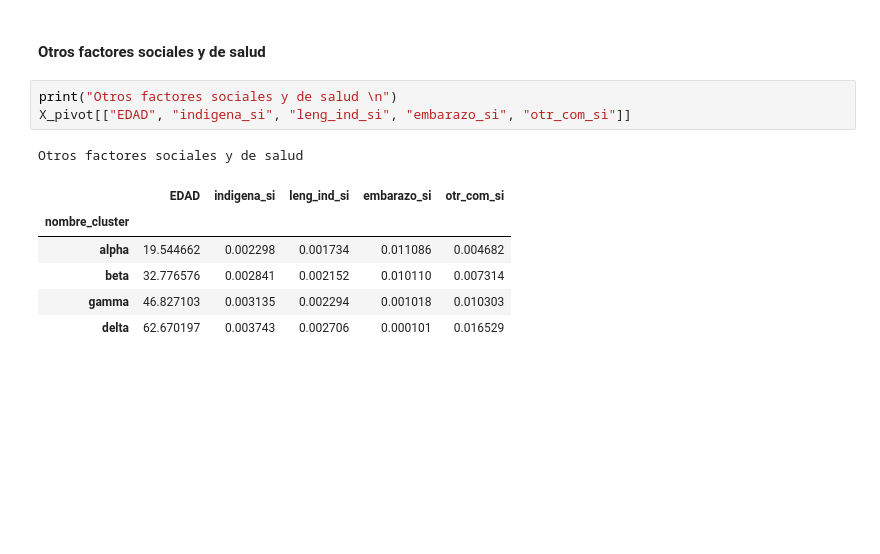
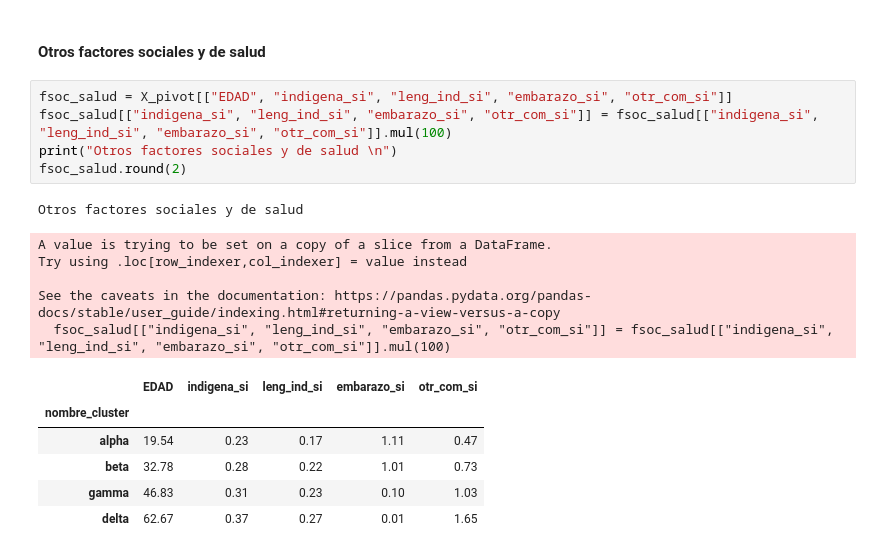
Before and after one commit to MauricioTellezNava/viropolitica_poblacionCDMX, a Jupyter notebook: AnálisisX2.ipynb, the cells around one changed output. Saved outputs shown, nothing was run; the diff lists cells and outputs as text; blank space fills up the shorter version.

```diff
--- a/AnálisisX2.ipynb
+++ b/AnálisisX2.ipynb
@@ -253,13 +231,20 @@ Factores relacionados con condiciones de salud
 # %% [markdown]
 #### Otros factores sociales y de salud
-# %%
-print("Otros factores sociales y de salud \n")
-X_pivot[["EDAD", "indigena_si", "leng_ind_si", "embarazo_si", "otr_com_si"]]
-# %% [output]
-Otros factores sociales y de salud
-|  | EDAD | indigena_si | leng_ind_si | embarazo_si | otr_com_si |
-| nombre_cluster |  |  |  |  |  |
-| alpha | 19.544662 | 0.002298 | 0.001734 | 0.011086 | 0.004682 |
-| beta | 32.776576 | 0.002841 | 0.002152 | 0.010110 | 0.007314 |
-| gamma | 46.827103 | 0.003135 | 0.002294 | 0.001018 | 0.010303 |
-| delta | 62.670197 | 0.003743 | 0.002706 | 0.000101 | 0.016529 |
+# %%
+fsoc_salud = X_pivot[["EDAD", "indigena_si", "leng_ind_si", "embarazo_si", "otr_com_si"]]
+fsoc_salud[["indigena_si", "leng_ind_si", "embarazo_si", "otr_com_si"]] = fsoc_salud[["indigena_si", "leng_ind_si", "embarazo_si", "otr_com_si"]].mul(100)
+print("Otros factores sociales y de salud \n")
+fsoc_salud.round(2)
+# %% [output]
+Otros factores sociales y de salud
+A value is trying to be set on a copy of a slice from a DataFrame.
+Try using .loc[row_indexer,col_indexer] = value instead
+
+See the caveats in the documentation: https://pandas.pydata.org/pandas-docs/stable/user_guide/indexing.html#returning-a-view-versus-a-copy
+  fsoc_salud[["indigena_si", "leng_ind_si", "embarazo_si", "otr_com_si"]] = fsoc_salud[["indigena_si", "leng_ind_si", "embarazo_si", "otr_com_si"]].mul(100)
+|  | EDAD | indigena_si | leng_ind_si | embarazo_si | otr_com_si |
+| nombre_cluster |  |  |  |  |  |
+| alpha | 19.54 | 0.23 | 0.17 | 1.11 | 0.47 |
+| beta | 32.78 | 0.28 | 0.22 | 1.01 | 0.73 |
+| gamma | 46.83 | 0.31 | 0.23 | 0.10 | 1.03 |
+| delta | 62.67 | 0.37 | 0.27 | 0.01 | 1.65 |
```
Also changed, not shown: parts of 5 cells of this notebook.
